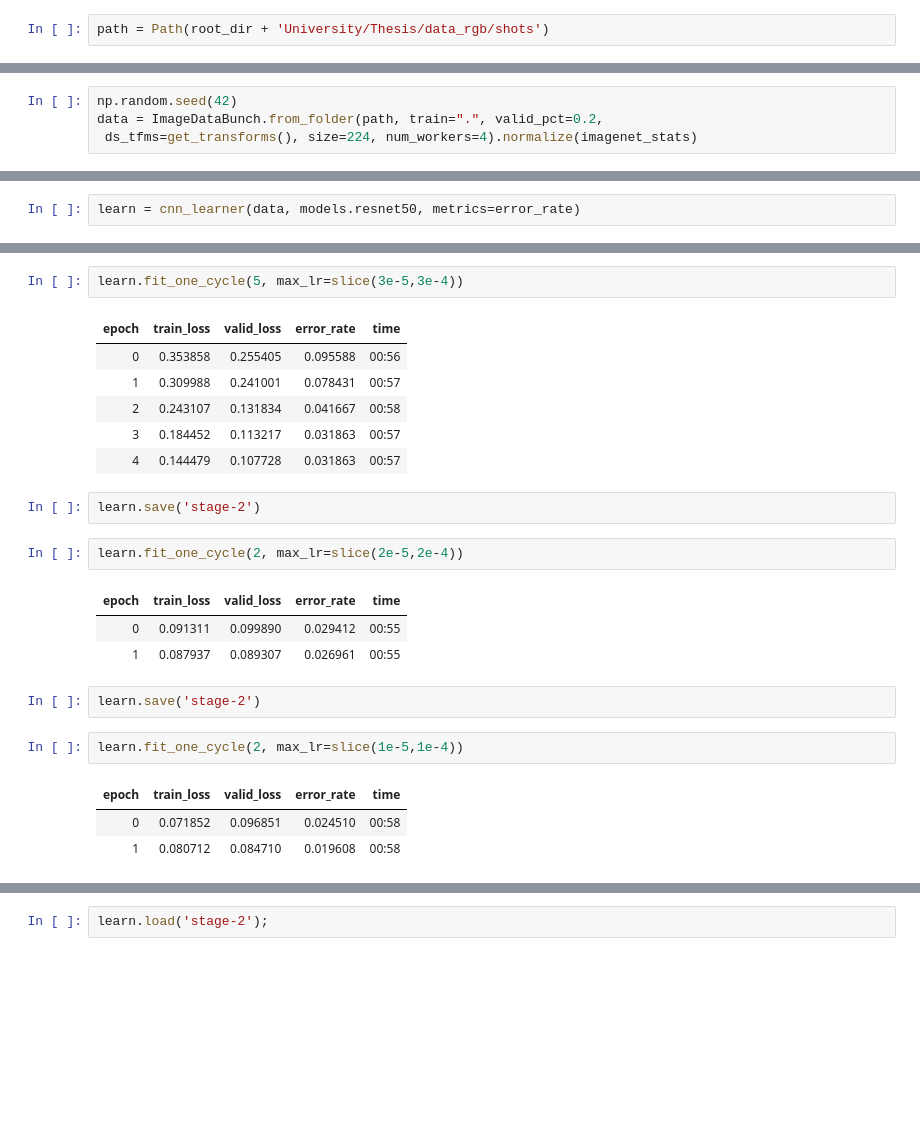
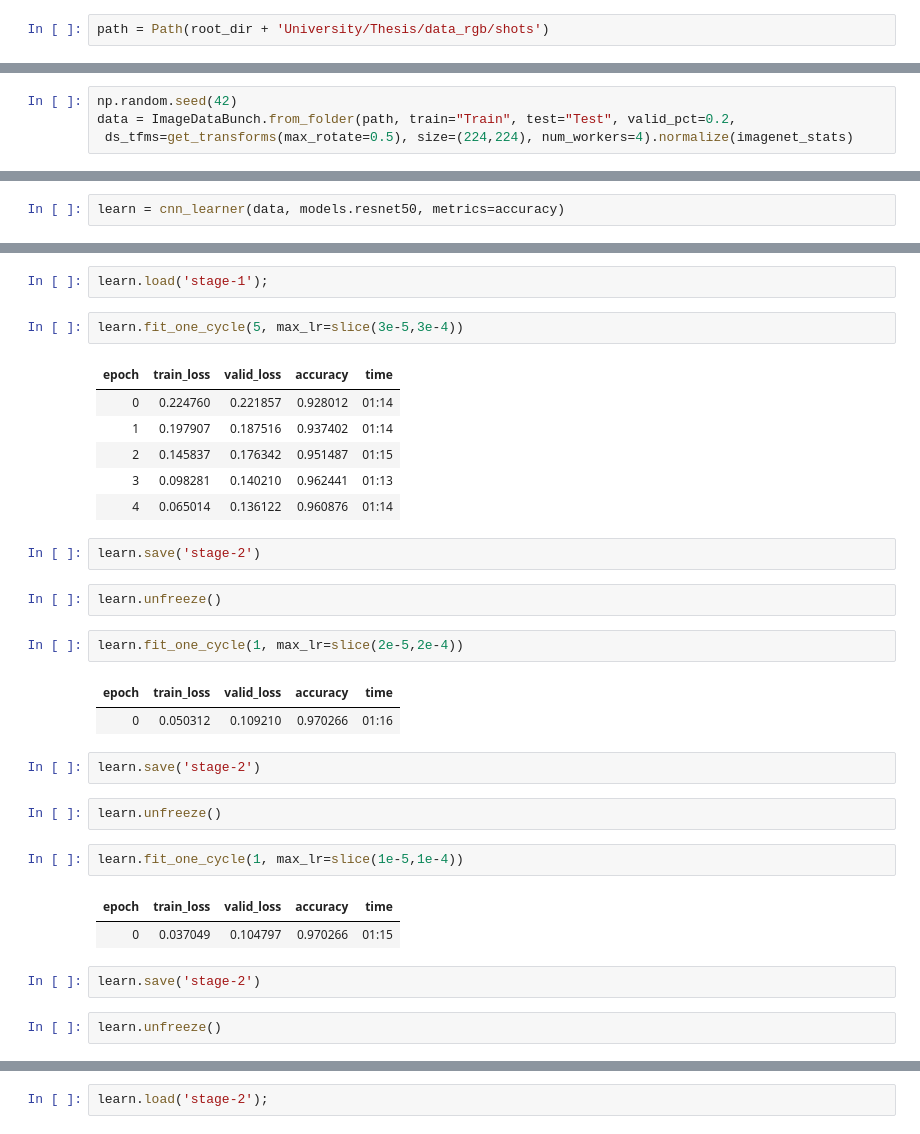
Before and after one commit to Tasin5541/Detection-of-Cricketing-Activities-using-Deep-Learning, a Jupyter notebook: Cricket_Image_Classifier.ipynb, the cells around one changed output, grey strips where cells are left out. Saved outputs shown, nothing was run; the diff lists cells and outputs as text; blank space fills up the shorter version.

```diff
--- a/Cricket_Image_Classifier.ipynb
+++ b/Cricket_Image_Classifier.ipynb
@@ -37,4 +31,4 @@ path = Path(root_dir + 'University/Thesis/data_rgb/shots')
 # %%
 np.random.seed(42)
-data = ImageDataBunch.from_folder(path, train=".", valid_pct=0.2,
- ds_tfms=get_transforms(), size=224, num_workers=4).normalize(imagenet_stats)
+data = ImageDataBunch.from_folder(path, train="Train", test="Test", valid_pct=0.2,
+ ds_tfms=get_transforms(max_rotate=0.5), size=(224,224), num_workers=4).normalize(imagenet_stats)
@@ -41,2 +82,2 @@ data = ImageDataBunch.from_folder(path, train=".", valid_pct=0.2,
 # %%
-learn = cnn_learner(data, models.resnet50, metrics=error_rate)
+learn = cnn_learner(data, models.resnet50, metrics=accuracy)
@@ -65,25 +132,33 @@ LR Finder is complete, type {learner_name}.recorder.plot() to see the graph.
+# %%
+learn.load('stage-1');
 # %%
 learn.fit_one_cycle(5, max_lr=slice(3e-5,3e-4))
 # %% [output]
-| epoch | train_loss | valid_loss | error_rate | time |
-| 0 | 0.353858 | 0.255405 | 0.095588 | 00:56 |
-| 1 | 0.309988 | 0.241001 | 0.078431 | 00:57 |
-| 2 | 0.243107 | 0.131834 | 0.041667 | 00:58 |
-| 3 | 0.184452 | 0.113217 | 0.031863 | 00:57 |
-| 4 | 0.144479 | 0.107728 | 0.031863 | 00:57 |
+| epoch | train_loss | valid_loss | accuracy | time |
+| 0 | 0.224760 | 0.221857 | 0.928012 | 01:14 |
+| 1 | 0.197907 | 0.187516 | 0.937402 | 01:14 |
+| 2 | 0.145837 | 0.176342 | 0.951487 | 01:15 |
+| 3 | 0.098281 | 0.140210 | 0.962441 | 01:13 |
+| 4 | 0.065014 | 0.136122 | 0.960876 | 01:14 |
 # %%
 learn.save('stage-2')
+# %%
+learn.unfreeze()
 # %%
-learn.fit_one_cycle(2, max_lr=slice(2e-5,2e-4))
+learn.fit_one_cycle(1, max_lr=slice(2e-5,2e-4))
 # %% [output]
-| epoch | train_loss | valid_loss | error_rate | time |
-| 0 | 0.091311 | 0.099890 | 0.029412 | 00:55 |
-| 1 | 0.087937 | 0.089307 | 0.026961 | 00:55 |
+| epoch | train_loss | valid_loss | accuracy | time |
+| 0 | 0.050312 | 0.109210 | 0.970266 | 01:16 |
 # %%
 learn.save('stage-2')
+# %%
+learn.unfreeze()
 # %%
-learn.fit_one_cycle(2, max_lr=slice(1e-5,1e-4))
+learn.fit_one_cycle(1, max_lr=slice(1e-5,1e-4))
 # %% [output]
-| epoch | train_loss | valid_loss | error_rate | time |
-| 0 | 0.071852 | 0.096851 | 0.024510 | 00:58 |
-| 1 | 0.080712 | 0.084710 | 0.019608 | 00:58 |
+| epoch | train_loss | valid_loss | accuracy | time |
+| 0 | 0.037049 | 0.104797 | 0.970266 | 01:15 |
+# %%
+learn.save('stage-2')
+# %%
+learn.unfreeze()
```
Also changed, not shown: parts of 31 cells of this notebook.
